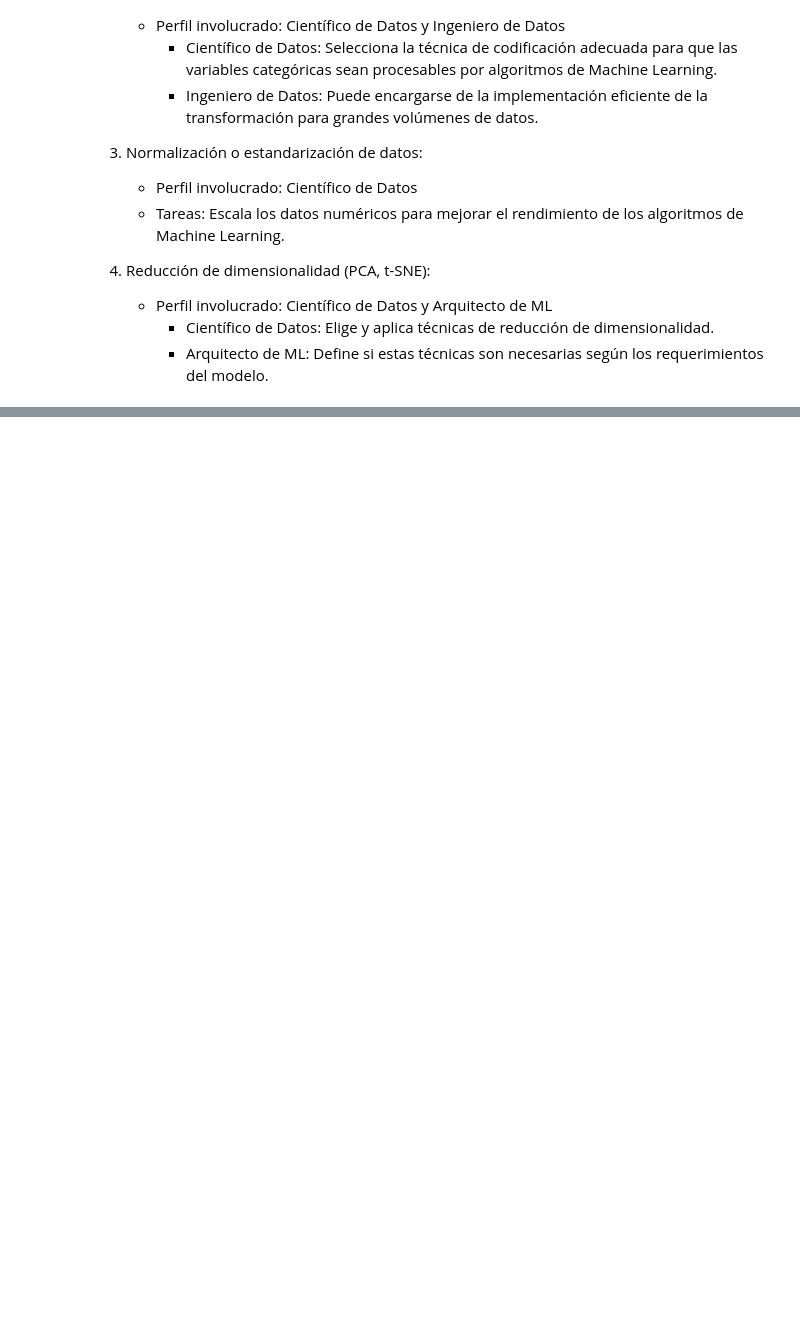
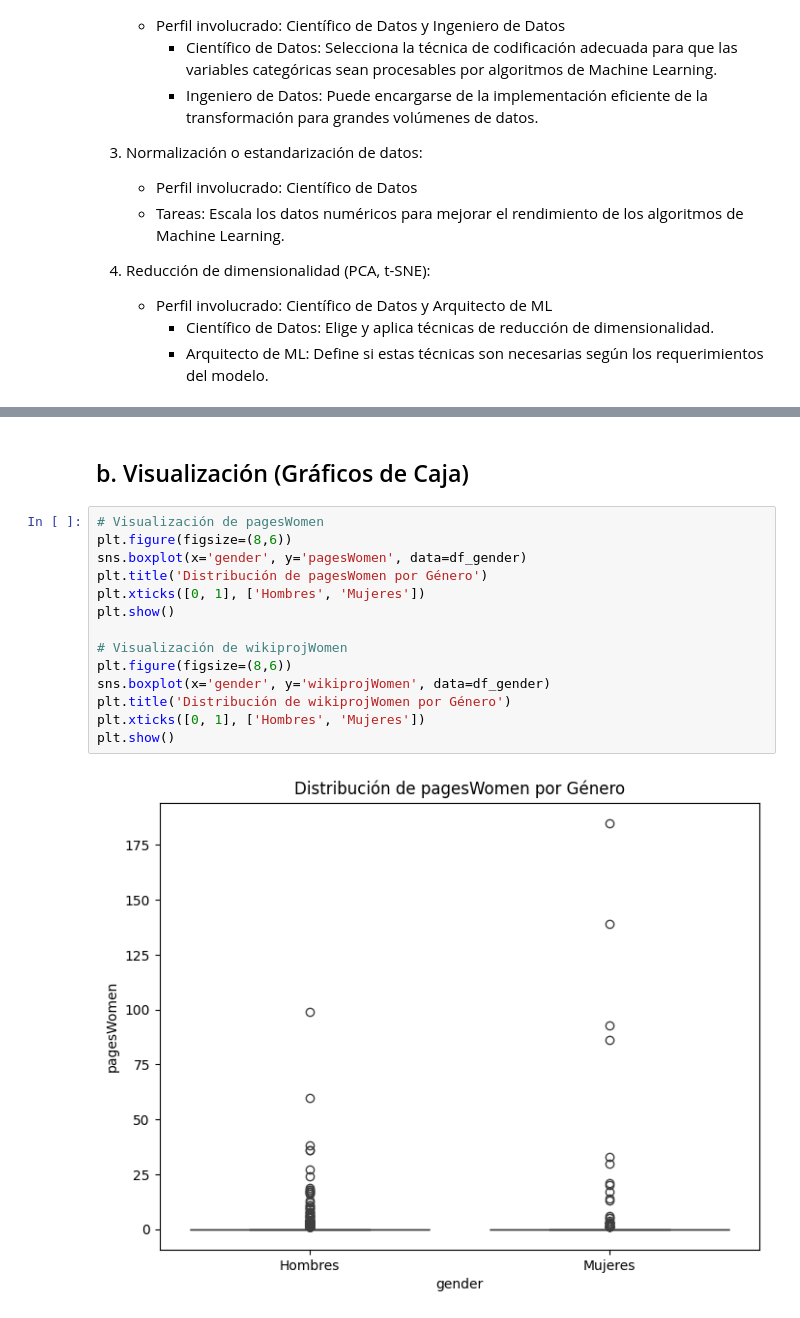
Before and after one commit to O-Suarez/Proyecto-MLOps, a Jupyter notebook: notebooks/1.EDA_Gender_Gap_in_Spanish_WP/1.EDA.ipynb, the cells around one changed output, grey strips where cells are left out. Drawn from its saved outputs; the diff is of its cells as text; blank space fills up the shorter version.

```diff
--- a/notebooks/1.EDA_Gender_Gap_in_Spanish_WP/1.EDA.ipynb
+++ b/notebooks/1.EDA_Gender_Gap_in_Spanish_WP/1.EDA.ipynb
@@ -259,0 +311,18 @@ plt.show()
+# %% [markdown]
+## b. Visualización (Gráficos de Caja)
+# %%
+# Visualización de pagesWomen
+plt.figure(figsize=(8,6))
+sns.boxplot(x='gender', y='pagesWomen', data=df_gender)
+plt.title('Distribución de pagesWomen por Género')
+plt.xticks([0, 1], ['Hombres', 'Mujeres'])
+plt.show()
+
+# Visualización de wikiprojWomen
+plt.figure(figsize=(8,6))
+sns.boxplot(x='gender', y='wikiprojWomen', data=df_gender)
+plt.title('Distribución de wikiprojWomen por Género')
+plt.xticks([0, 1], ['Hombres', 'Mujeres'])
+plt.show()
+# %% [output]
+[figure, added]
```
Also changed, not shown: parts of 31 cells of this notebook, 2 other files.
